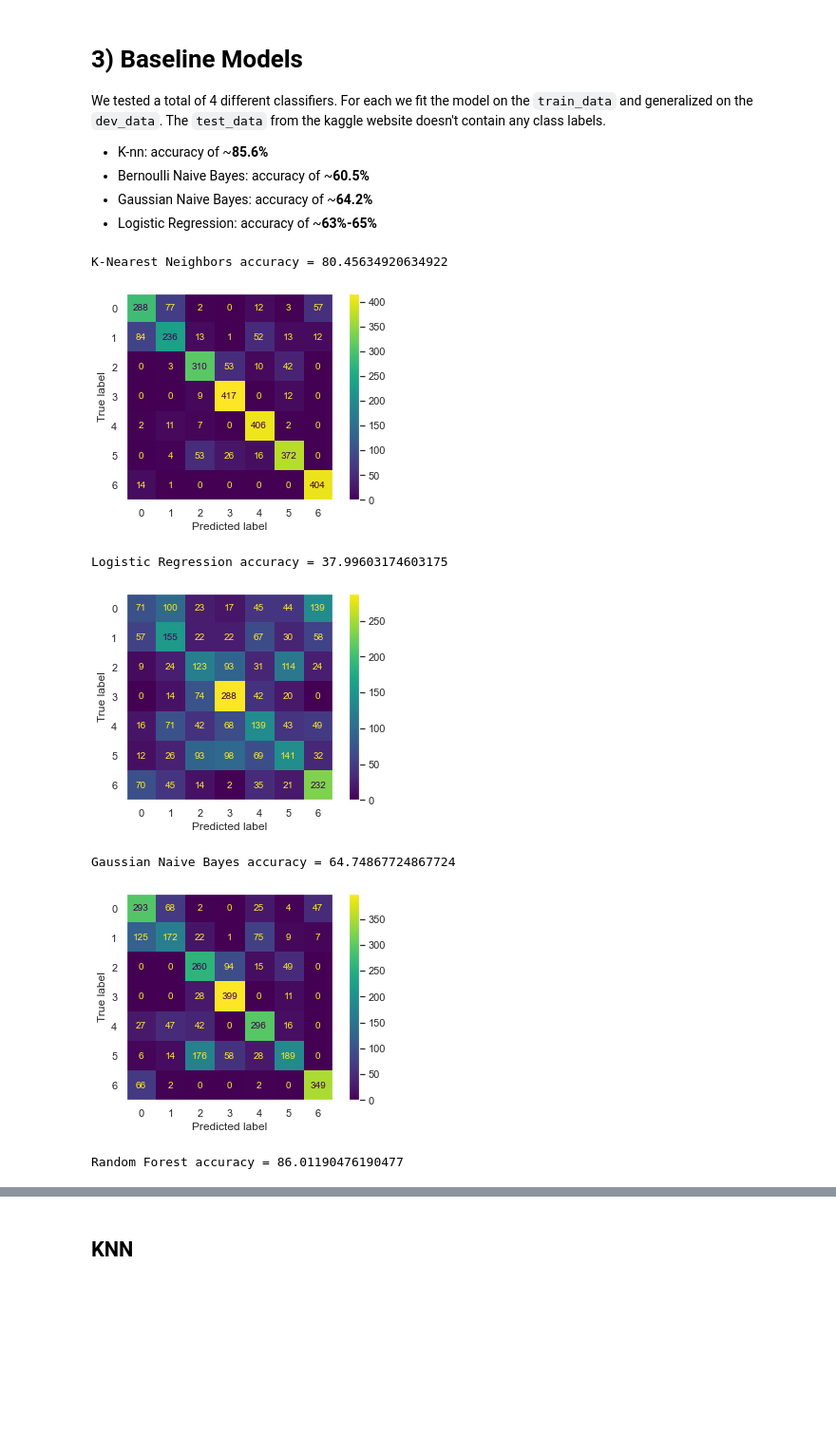
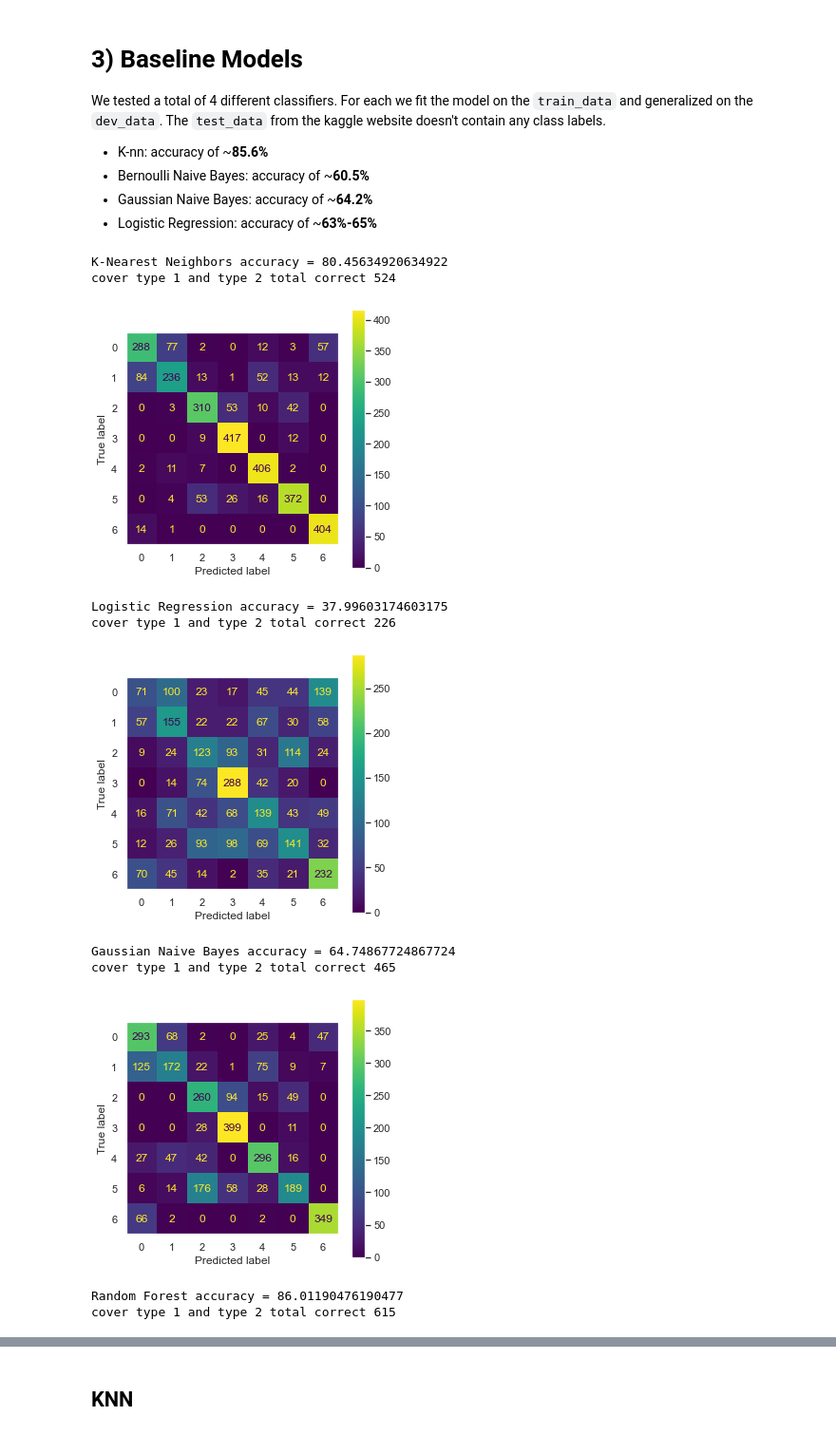
Before and after one commit to sams-data/mids-w207_9_sp22_forest_cover_classification, a Jupyter notebook: Submissions/bridwell_carmeli_hand_stephens_final_project.ipynb, the cells around one changed output, grey strips where cells are left out. Shown at 95% size. Saved outputs shown, nothing was run; the diff lists cells and outputs as text; code cells hidden in the pictures; blank space fills up the shorter version.

```diff
--- a/Submissions/bridwell_carmeli_hand_stephens_final_project.ipynb
+++ b/Submissions/bridwell_carmeli_hand_stephens_final_project.ipynb
@@ -418,9 +420,12 @@ We tested a total of 4 different classifiers. For each we fit the model on the `
 - Logistic Regression: accuracy of ~**63%-65%**
 # %%
 def plot_confusion_matrix(dev_labels, pred_labels):
+    print(f'cover type 1 and type 2 total correct {np.sum(np.diag(metrics.confusion_matrix(dev_labels, pred_labels))[:2])}')
+
     cm = confusion_matrix(dev_labels, pred_labels)
     disp = ConfusionMatrixDisplay(confusion_matrix=cm)
-    disp = disp.plot(include_values=True, cmap='viridis', ax=None, xticks_rotation='horizontal')
+    fig, ax = plt.subplots(figsize=(5,5))
+    disp = disp.plot(include_values=True, cmap='viridis', ax=ax, xticks_rotation='horizontal')
     plt.grid(False)
     plt.show()
     return
@@ -451,38 +456,50 @@ def baseline_models(
     if show_confusion_matrix == True:
         plot_confusion_matrix(dev_labels, pred_labels)
 
+
+
     # Gaussian Naive Bayes
     gnb = GaussianNB()
     gnb.fit(train_data, train_labels)
     print(f'\nGaussian Naive Bayes accuracy = {(gnb.score(dev_data, dev_labels)*100)}')
     pred_labels  = gnb.predict(dev_data)
     if show_confusion_matrix == True:
         plot_confusion_matrix(dev_labels, pred_labels)
 
     # Random Forest
     rf = RandomForestClassifier(random_state=0)
     rf.fit(train_data, train_labels)
     print(f'\nRandom Forest accuracy = {(rf.score(dev_data, dev_labels)*100)}')
     pred_labels  = rf.predict(dev_data)
     if show_confusion_matrix == True:
         plot_confusion_matrix(dev_labels, pred_labels)
 
+    predictions_posterior = knn.predict_proba(dev_data)
+    print(predictions_posterior)
+
     # ExtraTrees
     et = ExtraTreesClassifier(random_state=0)
     et.fit(train_data, train_labels)
     print(f'\nExtra Trees accuracy = {(et.score(dev_data, dev_labels)*100)}')
     pred_labels  = et.predict(dev_data)
     if show_confusion_matrix == True:
         plot_confusion_matrix(dev_labels, pred_labels)
 
+    predictions_posterior = knn.predict_proba(dev_data)
+    print(predictions_posterior)
+
     return
 
 baseline_models()
 # %% [output]
 K-Nearest Neighbors accuracy = 80.45634920634922
+cover type 1 and type 2 total correct 524
-[figure, old version]
+[figure, new version]
 Logistic Regression accuracy = 37.99603174603175
+cover type 1 and type 2 total correct 226
-[figure, old version]
+[figure, new version]
 Gaussian Naive Bayes accuracy = 64.74867724867724
+cover type 1 and type 2 total correct 465
-[figure, old version]
+[figure, new version]
 Random Forest accuracy = 86.01190476190477
+cover type 1 and type 2 total correct 615
```
Also changed, not shown: parts of 16 cells of this notebook.
